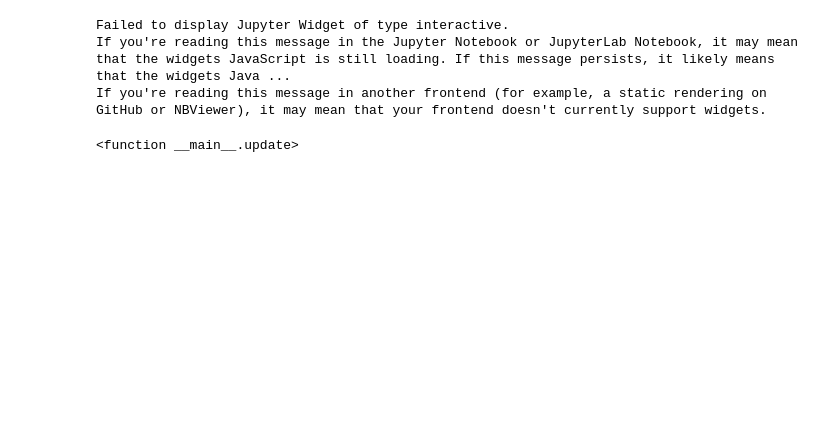
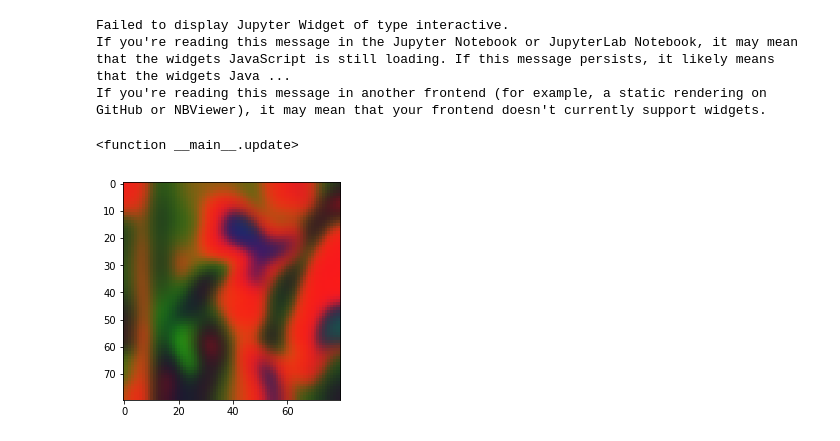
Before and after one commit to axyorah/reaction_diffusion_tutorial, a Jupyter notebook: img_processing_example.ipynb, the cells around one changed output. Drawn from its saved outputs; the diff is of its cells as text; code cells hidden in the pictures; blank space fills up the shorter version.

```diff
--- a/img_processing_example.ipynb
+++ b/img_processing_example.ipynb
@@ -138,20 +154,40 @@ If you're reading this message in the Jupyter Notebook or JupyterLab Notebook, i
 If you're reading this message in another frontend (for example, a static rendering on GitHub or NBViewer), it may mean that your frontend doesn't currently support widgets.
 <function __main__.update>
 # %%
+# run the simulation
+# specify time, initial condition and parameters
+t0, tf, dt = 0, 10, 0.05
+t_span = np.arange(t0,tf+dt,dt)
+x0 = img_mtx.ravel()/255    # we'll use the image as initial condition! (flattened and rescaled)
+p = {'size': img_mtx.shape, # image size
+     'dr': 1,               # step-size in vertical direction (in our case it's just 1 px)
+     'dc': 1,               # step-size in horizontal direction
+     'D': [0.02, 0.01, 0.03],# diffusion constants for RGB channels
+     'k1': 0.20,         # some reaction coefficients
+     'k2': 0.15,
+     'k3': 0.10,
+     'k4': 0.05}
+
+# run the simulation: use Euler Forward to find the RGB "concentrations" numerically
+img_development = eulerForward(diffuse, x0, t_span, p)
+
+
+
+# plot stuff!
 img_data = ColumnDataSource({'img': [np.flipud(convert2img(img_development.T[0], p['size']))]})
 
 pb = figure(x_range=(0,p['size'][0]), y_range=(0,p['size'][1]),
             plot_width=p['size'][0]*4, plot_height=p['size'][1]*4)
-
 r = pb.image_rgba(image='img', source=img_data, x=0, y=0, dw=p['size'][0], dh=p['size'][1])
 show(pb, notebook_handle=True)
 
+# add a slider to check the effect of diffusion over time
 def update(t=0):
-    r.data_source.data['img'] = [np.flipud(convert2img(img_development.T[t], p['size']))]
+    i = int(t/dt)
+    r.data_source.data['img'] = [np.flipud(convert2img(img_development.T[i], p['size']))]
     push_notebook()
 
-
-interact(update, t=(0,len(t_span)-1,1))
+interact(update, t=(t0,tf,dt))
 # %% [output]
 [interactive output not drawn]
 [interactive output not drawn]
@@ -159,3 +195,12 @@ Failed to display Jupyter Widget of type interactive.
 If you're reading this message in the Jupyter Notebook or JupyterLab Notebook, it may mean that the widgets JavaScript is still loading. If this message persists, it likely means that the widgets Java ...
 If you're reading this message in another frontend (for example, a static rendering on GitHub or NBViewer), it may mean that your frontend doesn't currently support widgets.
 <function __main__.update>
+# %%
+fig = plt.figure()
+imgs = [[plt.imshow(convert2img(img_development.T[i], p['size']), animated=True)]
+         for i in range(len(t_span))]
+gif = ArtistAnimation(fig, imgs, interval=100, blit=True, repeat_delay=1000)
+gif.save('images\img_reaction_diffusion.mp4')
+plt.show()
+# %% [output]
+[figure, added]
```
Also changed, not shown: parts of 8 cells of this notebook.
